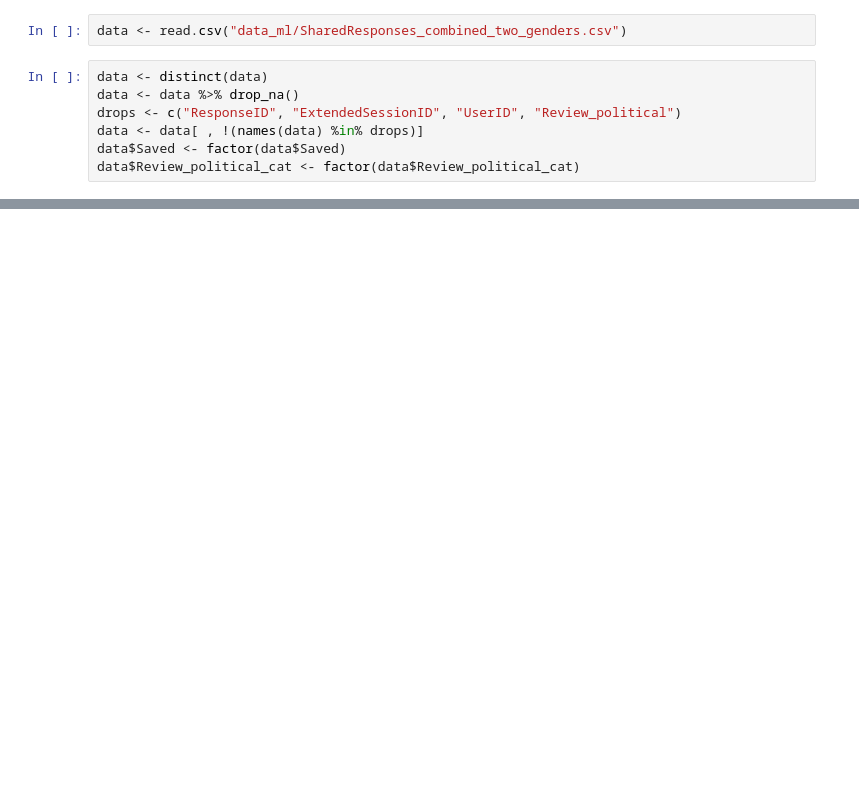
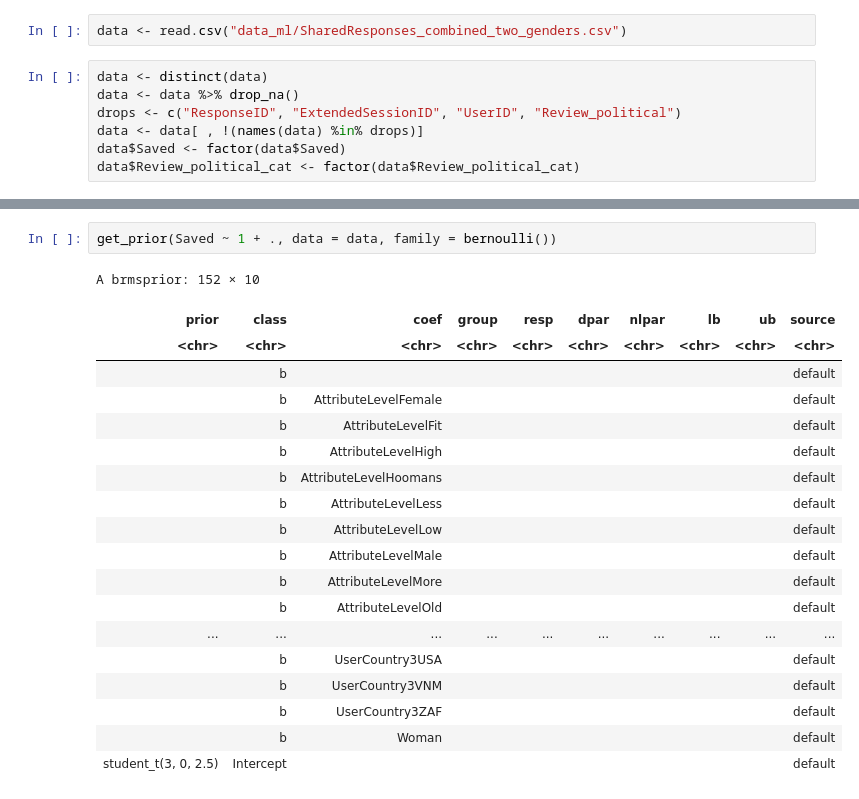
Before and after one commit to ziqishu/COG403_final_project, a Jupyter notebook: our_code/hierachical_bayes.ipynb, the cells around one changed output, grey strips where cells are left out. Drawn from its saved outputs; the diff is of its cells as text; blank space fills up the shorter version.

```diff
--- a/our_code/hierachical_bayes.ipynb
+++ b/our_code/hierachical_bayes.ipynb
@@ -88,3 +139,25 @@ Intercept    -0.16      0.08    -0.33     0.02 1.01      540      234
 Draws were sampled using sampling(NUTS). For each parameter, Bulk_ESS
 and Tail_ESS are effective sample size measures, and Rhat is the potential
 scale reduction factor on split chains (at convergence, Rhat = 1).
+# %%
+get_prior(Saved ~ 1 + ., data = data, family = bernoulli())
+# %% [output]
+A brmsprior: 152 × 10
+| prior | class | coef | group | resp | dpar | nlpar | lb | ub | source |
+| <chr> | <chr> | <chr> | <chr> | <chr> | <chr> | <chr> | <chr> | <chr> | <chr> |
+|  | b |  |  |  |  |  |  |  | default |
+|  | b | AttributeLevelFemale |  |  |  |  |  |  | default |
+|  | b | AttributeLevelFit |  |  |  |  |  |  | default |
+|  | b | AttributeLevelHigh |  |  |  |  |  |  | default |
+|  | b | AttributeLevelHoomans |  |  |  |  |  |  | default |
+|  | b | AttributeLevelLess |  |  |  |  |  |  | default |
+|  | b | AttributeLevelLow |  |  |  |  |  |  | default |
+|  | b | AttributeLevelMale |  |  |  |  |  |  | default |
+|  | b | AttributeLevelMore |  |  |  |  |  |  | default |
+|  | b | AttributeLevelOld |  |  |  |  |  |  | default |
+| ... | ... | ... | ... | ... | ... | ... | ... | ... | ... |
+|  | b | UserCountry3USA |  |  |  |  |  |  | default |
+|  | b | UserCountry3VNM |  |  |  |  |  |  | default |
+|  | b | UserCountry3ZAF |  |  |  |  |  |  | default |
+|  | b | Woman |  |  |  |  |  |  | default |
+| student_t(3, 0, 2.5) | Intercept |  |  |  |  |  |  |  | default |
```
Also changed, not shown: parts of 10 cells of this notebook, 11 other files.
